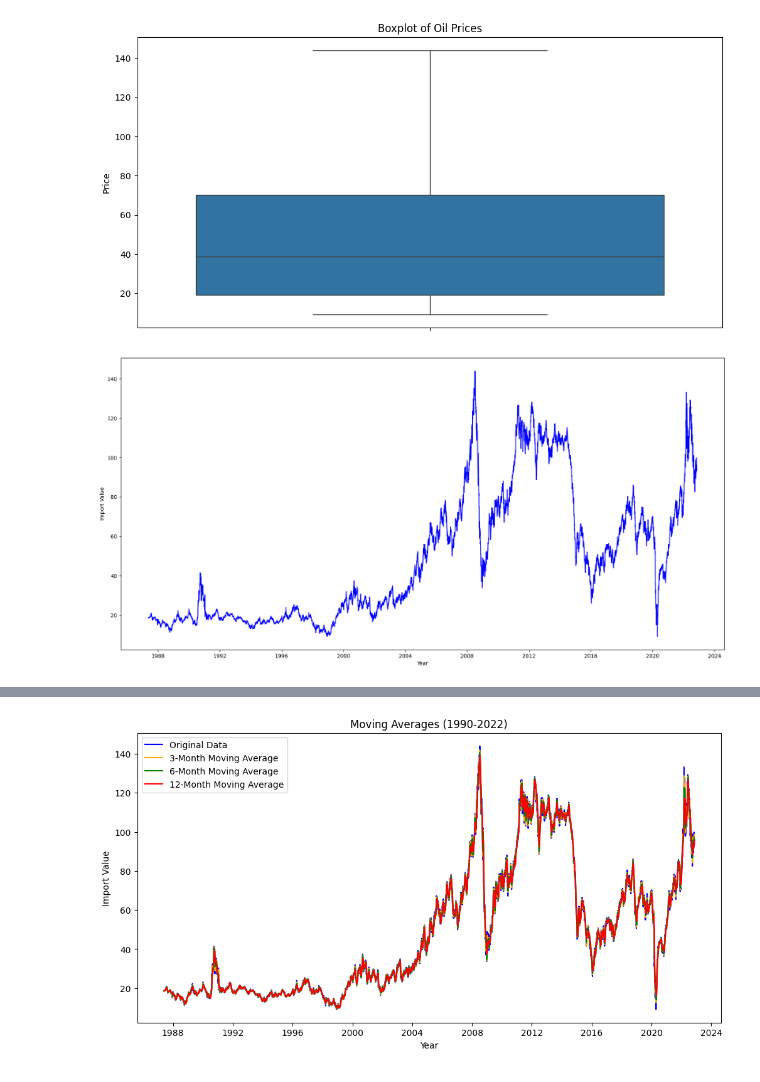
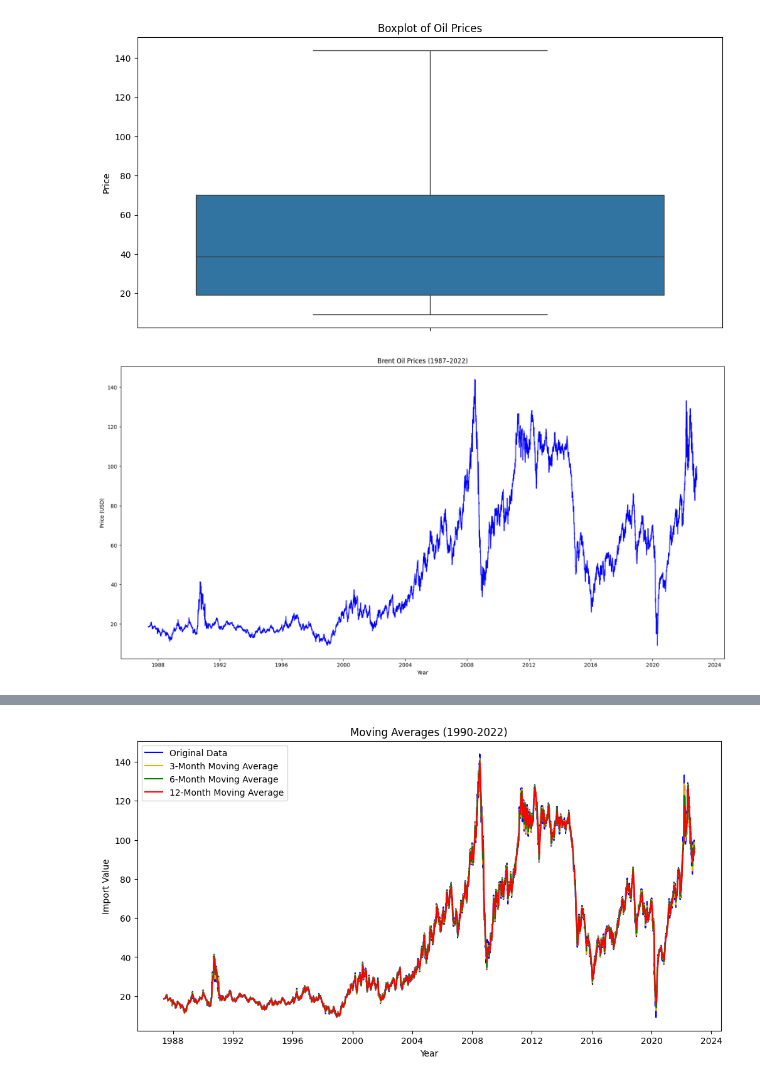
Before and after one commit to Gashaye1023/Change-point-analysis-and-statistical-modelling, a Jupyter notebook: Notebooks/Laying_the_Foundation_for_Analysis.ipynb, the cells around one changed output, grey strips where cells are left out. Cells and saved outputs as stored; diff of their text form; code cells hidden in the pictures.

```diff
--- a/Notebooks/Laying_the_Foundation_for_Analysis.ipynb
+++ b/Notebooks/Laying_the_Foundation_for_Analysis.ipynb
@@ -36,10 +52,8 @@ df.describe()
 | 75% | 70.090000 |
 | max | 143.950000 |
 # %%
-df['Date'] = pd.to_datetime(df['Date'], format='mixed', dayfirst=False)
+df['Date'] = pd.to_datetime(df['Date'], format='mixed')
 df = df.sort_values(by='Date')
-df = df.set_index('Date')
-df['Price'] = df['Price'].interpolate(method='time')
 df = df.dropna(subset=['Price'])
 # %%
 import seaborn as sns
@@ -52,11 +66,11 @@ plt.show()
 [figure]
 # %%
 plt.figure(figsize=(20.5, 10))
-plt.plot(df.index, df['Price'], color='blue')
-plt.title('')
+plt.plot(df.index, df['Price'], label='Brent Oil Price (USD)',color='blue')
+plt.title('Brent Oil Prices (1987–2022)')
 plt.xlabel('Year')
-plt.ylabel('Import Value')
+plt.ylabel('Price (USD)')
 plt.grid(False)
 plt.show()
 # %% [output]
-[figure, old version]
+[figure, new version]
```
Also changed, not shown: parts of 2 cells of this notebook, 1 other file.
